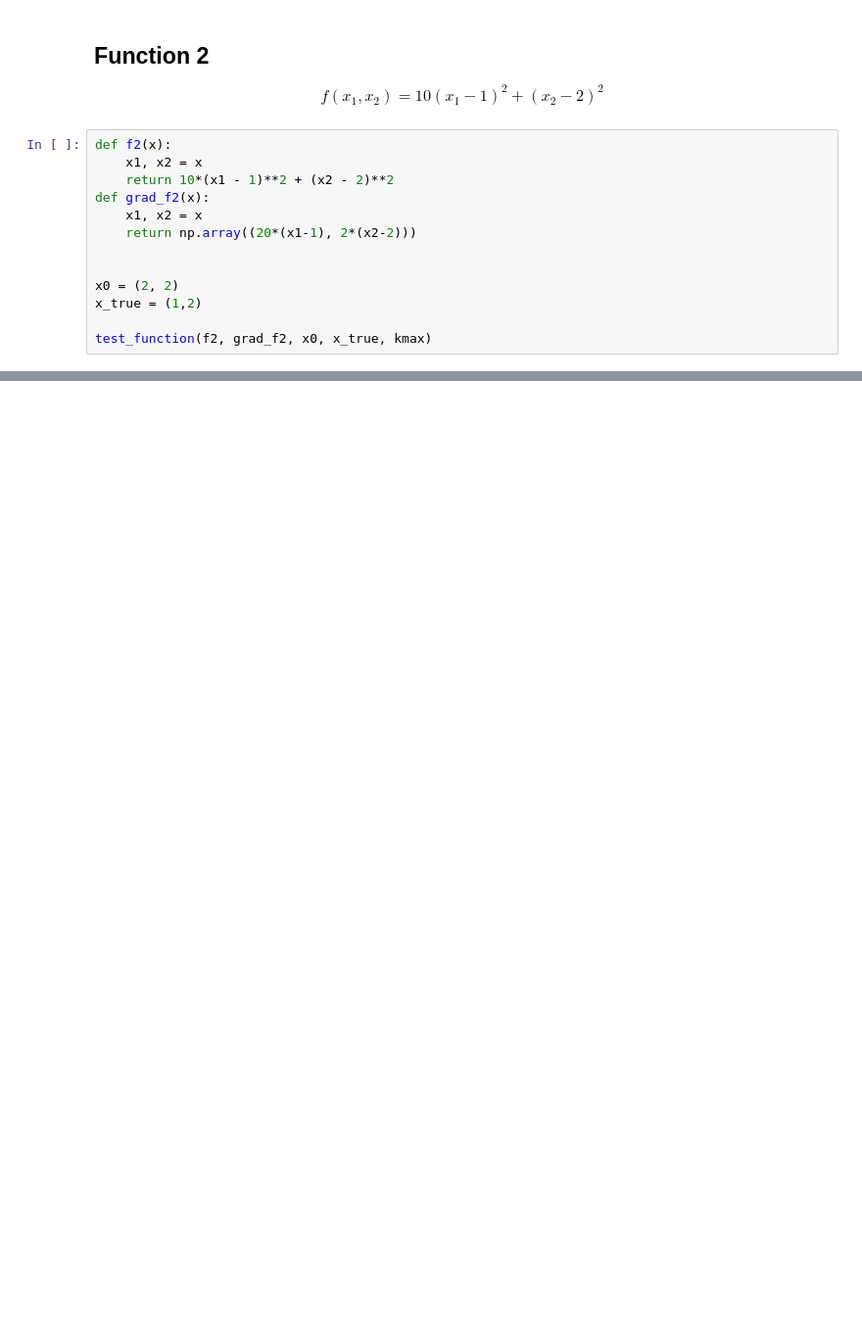
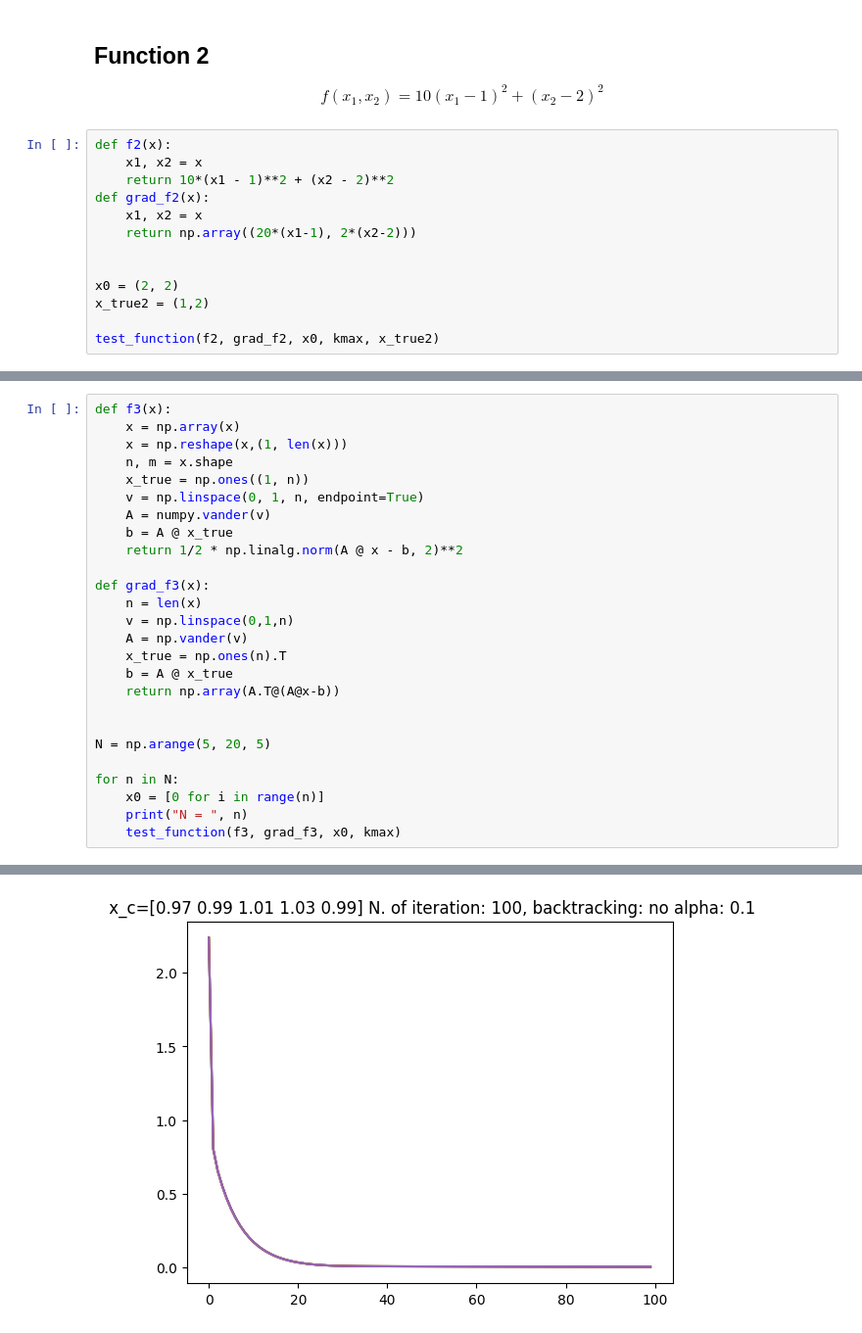
Before and after one commit to elements72/SMM, a Jupyter notebook: lab3/lab3.ipynb, the cells around one changed output, grey strips where cells are left out. Shown at 98% size. Cells and saved outputs as stored; diff of their text form; blank space fills up the shorter version.

```diff
--- a/lab3/lab3.ipynb
+++ b/lab3/lab3.ipynb
@@ -139,7 +144,7 @@ def grad_f2(x):
 
 
 x0 = (2, 2)
-x_true = (1,2)
+x_true2 = (1,2)
 
-test_function(f2, grad_f2, x0, x_true, kmax)
+test_function(f2, grad_f2, x0, kmax, x_true2)
 # %% [output]
@@ -150,0 +157,27 @@ test_function(f2, grad_f2, x0, x_true, kmax)
+# %%
+def f3(x):
+    x = np.array(x)
+    x = np.reshape(x,(1, len(x)))
+    n, m = x.shape
+    x_true = np.ones((1, n))
+    v = np.linspace(0, 1, n, endpoint=True)
+    A = numpy.vander(v)
+    b = A @ x_true
+    return 1/2 * np.linalg.norm(A @ x - b, 2)**2
+
+def grad_f3(x):
+    n = len(x)
+    v = np.linspace(0,1,n)
+    A = np.vander(v)
+    x_true = np.ones(n).T
+    b = A @ x_true
+    return np.array(A.T@(A@x-b))
+
+
+N = np.arange(5, 20, 5)
+
+for n in N:
+    x0 = [0 for i in range(n)]
+    print("N = ", n)
+    test_function(f3, grad_f3, x0, kmax)
+# %% [output]
@@ -150,0 +185 @@ test_function(f2, grad_f2, x0, x_true, kmax)
+[figure, added]
```
Also changed, not shown: parts of 17 cells of this notebook, 1 other file.
